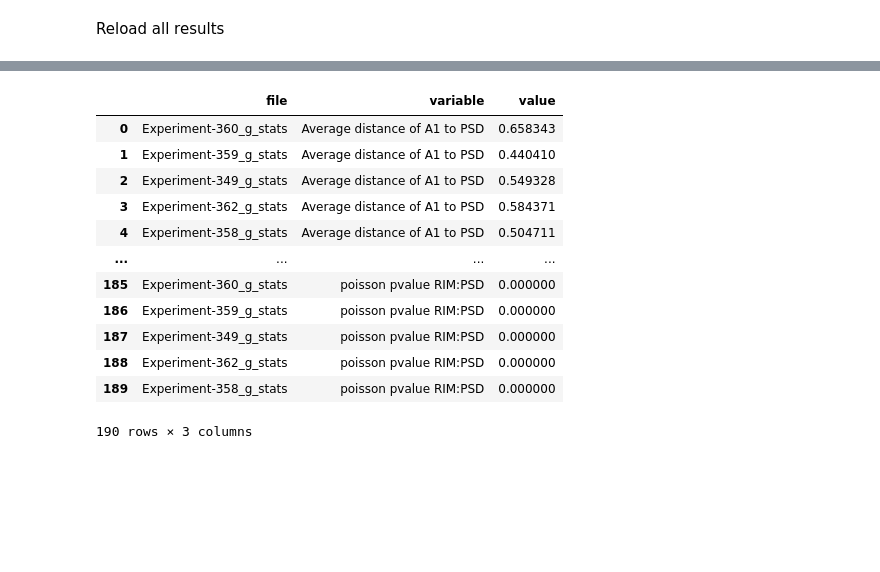
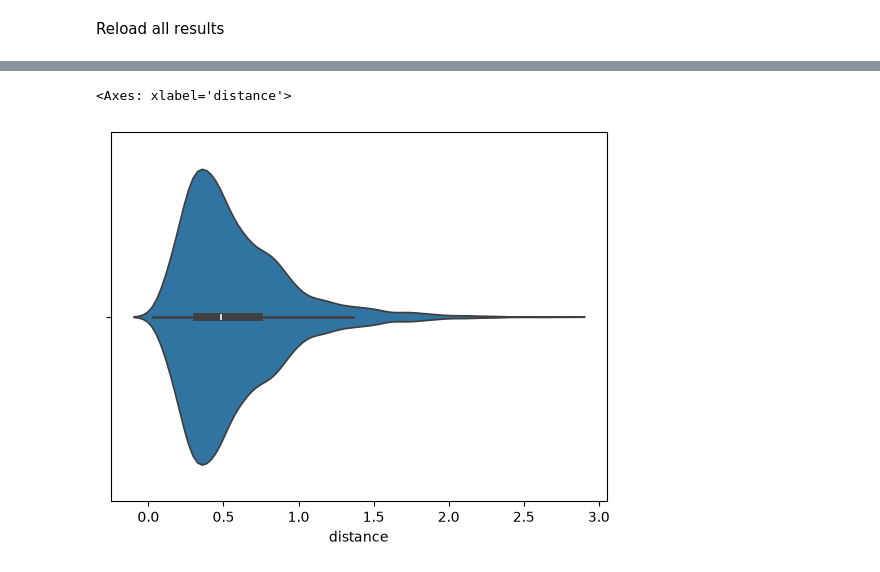
Before and after one commit to jboulanger/synex, a Jupyter notebook: notebooks/Batch.ipynb, the cells around one changed output, grey strips where cells are left out. Saved outputs shown, nothing was run; the diff lists cells and outputs as text; code cells hidden in the pictures; blank space fills up the shorter version.

```diff
--- a/notebooks/Batch.ipynb
+++ b/notebooks/Batch.ipynb
@@ -110,16 +144,9 @@ make_the_histogram_distance(points)
-# %%
-gst.melt(id_vars="file")
-# %% [output]
-|  | file | variable | value |
-| 0 | Experiment-360_g_stats | Average distance of A1 to PSD | 0.658343 |
-| 1 | Experiment-359_g_stats | Average distance of A1 to PSD | 0.440410 |
-| 2 | Experiment-349_g_stats | Average distance of A1 to PSD | 0.549328 |
-| 3 | Experiment-362_g_stats | Average distance of A1 to PSD | 0.584371 |
-| 4 | Experiment-358_g_stats | Average distance of A1 to PSD | 0.504711 |
-| ... | ... | ... | ... |
-| 185 | Experiment-360_g_stats | poisson pvalue RIM:PSD | 0.000000 |
-| 186 | Experiment-359_g_stats | poisson pvalue RIM:PSD | 0.000000 |
-| 187 | Experiment-349_g_stats | poisson pvalue RIM:PSD | 0.000000 |
-| 188 | Experiment-362_g_stats | poisson pvalue RIM:PSD | 0.000000 |
-| 189 | Experiment-358_g_stats | poisson pvalue RIM:PSD | 0.000000 |
-190 rows × 3 columns
+# %%
+import seaborn as sns
+
+df = pd.DataFrame({"distance":x})
+sns.violinplot(df,x="distance")
+# sns.swarmplot(df,x="distance")
+# %% [output]
+<Axes: xlabel='distance'>
+[figure, added]
```
Also changed, not shown: parts of 9 cells of this notebook, 10 other files.
